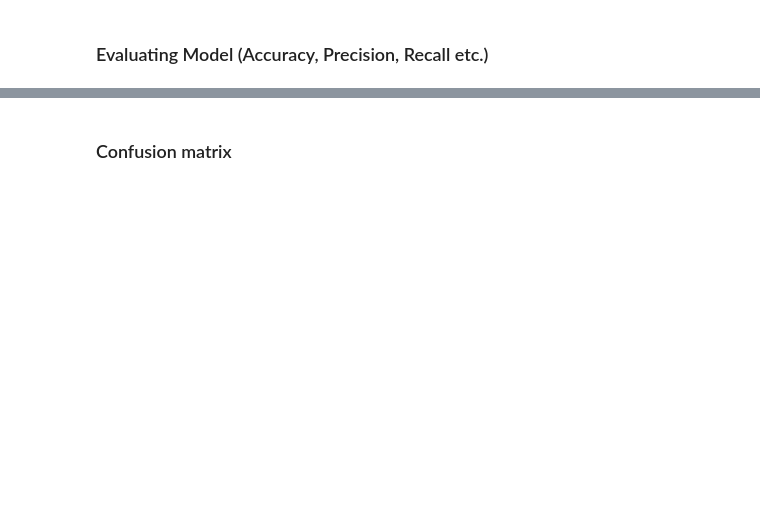
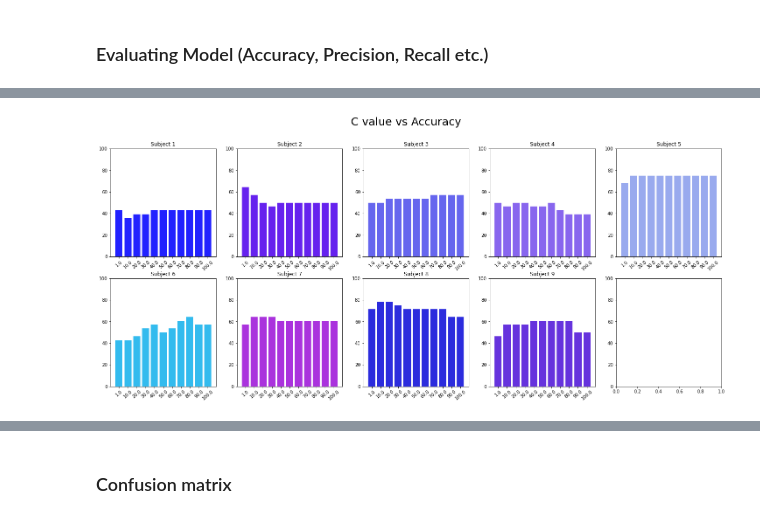
Before and after one commit to orvindemsy/MI-BCI-CSP, a Jupyter notebook: bci-competition-IV-dataset2a.ipynb, the cells around one changed output, grey strips where cells are left out. Cells and saved outputs as stored; diff of their text form; code cells hidden in the pictures; blank space fills up the shorter version.

```diff
--- a/bci-competition-IV-dataset2a.ipynb
+++ b/bci-competition-IV-dataset2a.ipynb
@@ -1453,0 +2276,4 @@ Accuracy is: 0.583333
+# %%
+fig
+# %% [output]
+[figure, added]
```
Also changed, not shown: parts of 414 cells of this notebook.
